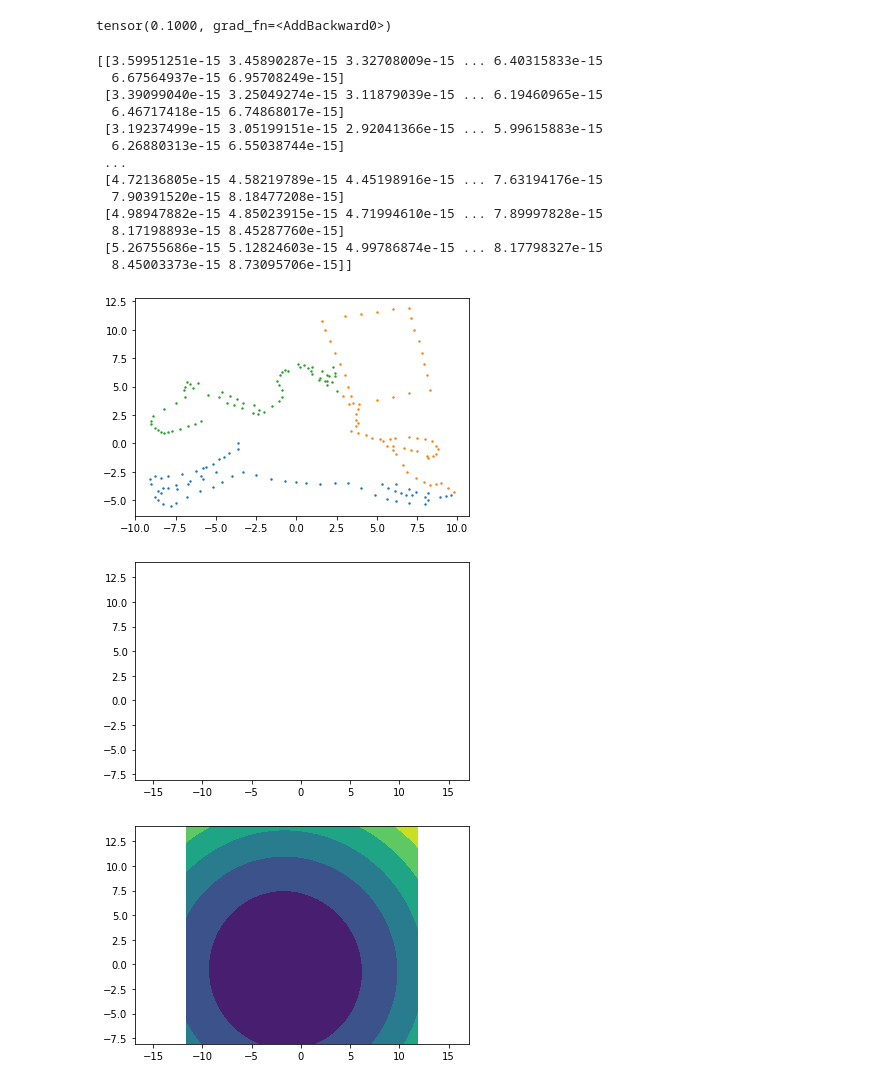
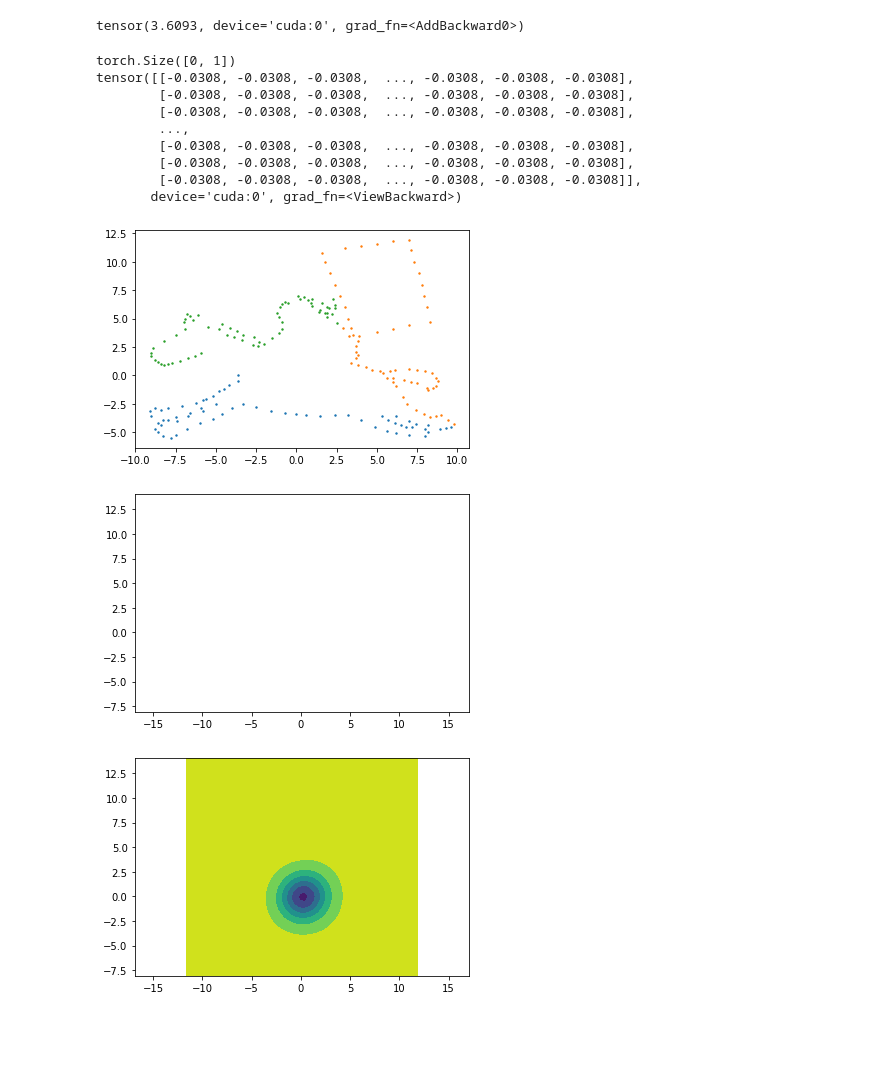
Before and after one commit to tranbaquang1708/GraduationThesis, a Jupyter notebook: IRG_2d.ipynb, the cells around one changed output. Drawn from its saved outputs; the diff is of its cells as text; code cells hidden in the pictures; blank space fills up the shorter version.

Commit message:
Not work. Move model and data to cuda

```diff
--- a/IRG_2d.ipynb
+++ b/IRG_2d.ipynb
@@ -55,10 +87,19 @@ dataset, normal_vectors = read_txt2(filename)
+# %%
+dist_x, dist_y = dist_grid(dataset[:,0], dataset[:,1])
+dist_x, dist_y = dist_x.to(device), dist_y.to(device)
+dist = torch.stack((dist_x, dist_y), axis=2)
+# dist = dist.to(device)
+dist.requires_grad = True
 # %%
 class IGRPerceptron(nn.Module):
   def __init__(self):
     super(IGRPerceptron, self).__init__()
     self.fc1 = nn.Linear(2, 512)
     self.fc2 = nn.Linear(512, 512)
-    self.fc3 = nn.Linear(512, 1)
+    self.fc3 = nn.Linear(512, 512)
+    self.fc4 = nn.Linear(512, 512)
+    self.fc5 = nn.Linear(512, 512)
+    self.fc_last = nn.Linear(512, 1)
     self.activation = nn.Softplus()
 
   def forward(self, x):
@@ -69,4 +110,9 @@ class IGRPerceptron(nn.Module):
     out = self.activation(out)
     out = self.fc3(out)
     out = self.activation(out)
+    out = self.fc4(out)
+    out = self.activation(out)
+    out = self.fc5(out)
+    out = self.activation(out)
+    out = self.fc_last(out)
     return out
@@ -82,10 +143,13 @@ def irg_loss(x, w):
 # %%
 my_nn = IGRPerceptron()
+# if not next(my_nn.parameters()).is_cuda:
+my_nn = my_nn.to(device)
+# next(my_nn.parameters()).to(device)
 optimizer = torch.optim.Adam(my_nn.parameters())
 
 for i in range(5000):
-  result = my_nn(dataset)
-  loss = irg_loss(dataset, result)
+  my_nn(dataset)
+  loss = irg_loss(my_nn, dataset, dist)
   optimizer.zero_grad()
   loss.backward()
   optimizer.step()
@@ -93,5 +157,5 @@ for i in range(5000):
 print(loss)
 # print(result)
 # %% [output]
-tensor(0.1000, grad_fn=<AddBackward0>)
+tensor(3.6093, device='cuda:0', grad_fn=<AddBackward0>)
 # %%
@@ -115,28 +202,24 @@ def sampling(x, w, xx, yy):
 # %%
-xx,yy = Rbf.grid(dataset[:,0].numpy(), dataset[:,1].numpy())
+# xx,yy = Rbf.grid(dataset[:,0].numpy(), dataset[:,1].numpy())
 # z = sampling(result.detach().numpy(), xx ,yy)
-z = sampling(dataset.numpy(), result.detach().numpy(), xx, yy)
-print(z)
+# z = sampling(dataset.numpy(), result.detach().numpy(), xx, yy)
+z = sampling(my_nn, dist_x, dist_y)
 # %% [output]
-[[3.59951251e-15 3.45890287e-15 3.32708009e-15 ... 6.40315833e-15
-  6.67564937e-15 6.95708249e-15]
- [3.39099040e-15 3.25049274e-15 3.11879039e-15 ... 6.19460965e-15
-  6.46717418e-15 6.74868017e-15]
- [3.19237499e-15 3.05199151e-15 2.92041366e-15 ... 5.99615883e-15
-  6.26880313e-15 6.55038744e-15]
- ...
- [4.72136805e-15 4.58219789e-15 4.45198916e-15 ... 7.63194176e-15
-  7.90391520e-15 8.18477208e-15]
- [4.98947882e-15 4.85023915e-15 4.71994610e-15 ... 7.89997828e-15
-  8.17198893e-15 8.45287760e-15]
- [5.26755686e-15 5.12824603e-15 4.99786874e-15 ... 8.17798327e-15
-  8.45003373e-15 8.73095706e-15]]
+torch.Size([0, 1])
+tensor([[-0.0308, -0.0308, -0.0308,  ..., -0.0308, -0.0308, -0.0308],
+        [-0.0308, -0.0308, -0.0308,  ..., -0.0308, -0.0308, -0.0308],
+        [-0.0308, -0.0308, -0.0308,  ..., -0.0308, -0.0308, -0.0308],
+        ...,
+        [-0.0308, -0.0308, -0.0308,  ..., -0.0308, -0.0308, -0.0308],
+        [-0.0308, -0.0308, -0.0308,  ..., -0.0308, -0.0308, -0.0308],
+        [-0.0308, -0.0308, -0.0308,  ..., -0.0308, -0.0308, -0.0308]],
+       device='cuda:0', grad_fn=<ViewBackward>)
 # %%
-Rbf.visualize2(dataset, normal_vectors, xx, yy, z, scatter=True, vecfield=False, surface=True, offsurface=False, filled_contour=True)
+Rbf.visualize2(dataset.detach().cpu().numpy(), normal_vectors.detach().cpu().numpy(), dist_x.detach().cpu().numpy(), dist_y.detach().cpu().numpy(), z.detach().cpu().numpy(), scatter=True, vecfield=False, surface=True, offsurface=False, filled_contour=True)
 # %% [output]
 [figure]
 [figure]
-[figure, old version]
+[figure, new version]
 # %%
 # x = torch.tensor([[5, 3], [2, 1], [3,2]], dtype=torch.float)
 # y = torch.tensor([[1,1], [1,2], [3,2]], dtype=torch.float)
```
Also changed, not shown: parts of 12 cells of this notebook.
